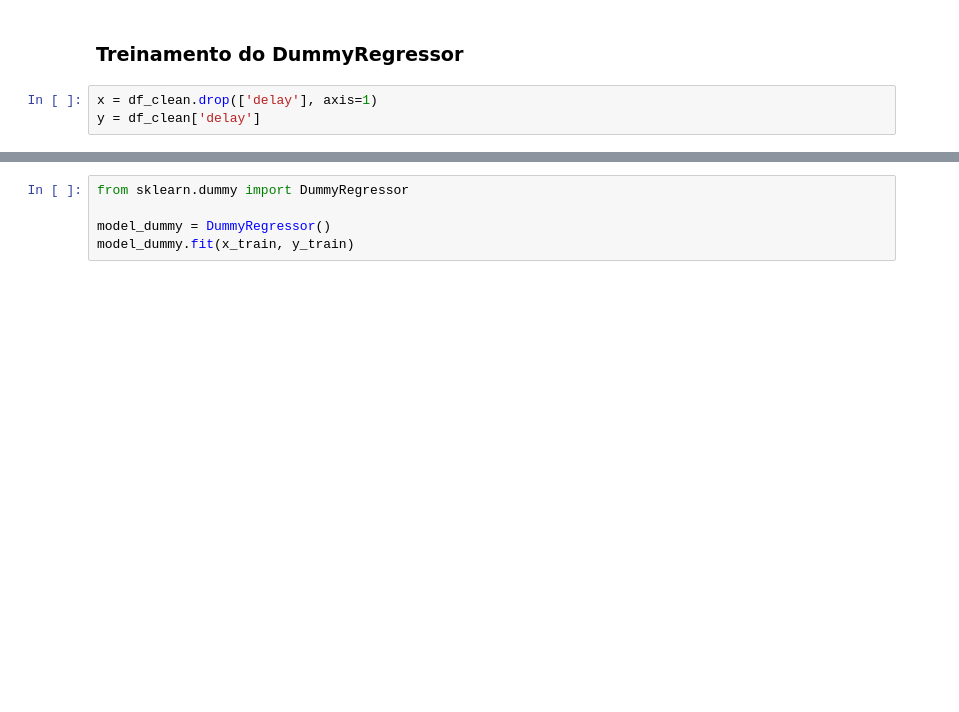
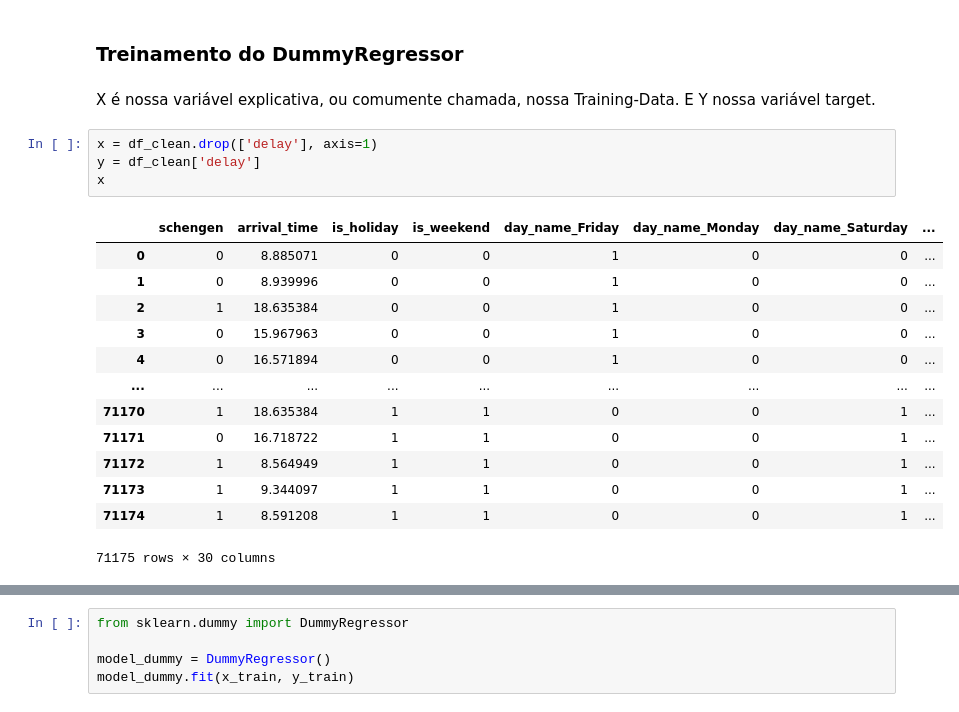
Before and after one commit to vinirmbrozz/RegressionLearning, a Jupyter notebook: src/alura.ipynb, the cells around one changed output, grey strips where cells are left out. Drawn from its saved outputs; the diff is of its cells as text; blank space fills up the shorter version.

```diff
--- a/src/alura.ipynb
+++ b/src/alura.ipynb
@@ -247,9 +247,26 @@ df_clean.head()
 5 rows × 31 columns
 # %% [markdown]
 ### Treinamento do DummyRegressor
+# %% [markdown]
+X é nossa variável explicativa, ou comumente chamada, nossa Training-Data. E Y nossa variável target.
 # %%
 x = df_clean.drop(['delay'], axis=1)
 y = df_clean['delay']
+x
+# %% [output]
+|  | schengen | arrival_time | is_holiday | is_weekend | day_name_Friday | day_name_Monday | day_name_Saturday | ... |
+| 0 | 0 | 8.885071 | 0 | 0 | 1 | 0 | 0 | ... |
+| 1 | 0 | 8.939996 | 0 | 0 | 1 | 0 | 0 | ... |
+| 2 | 1 | 18.635384 | 0 | 0 | 1 | 0 | 0 | ... |
+| 3 | 0 | 15.967963 | 0 | 0 | 1 | 0 | 0 | ... |
+| 4 | 0 | 16.571894 | 0 | 0 | 1 | 0 | 0 | ... |
+| ... | ... | ... | ... | ... | ... | ... | ... | ... |
+| 71170 | 1 | 18.635384 | 1 | 1 | 0 | 0 | 1 | ... |
+| 71171 | 0 | 16.718722 | 1 | 1 | 0 | 0 | 1 | ... |
+| 71172 | 1 | 8.564949 | 1 | 1 | 0 | 0 | 1 | ... |
+| 71173 | 1 | 9.344097 | 1 | 1 | 0 | 0 | 1 | ... |
+| 71174 | 1 | 8.591208 | 1 | 1 | 0 | 0 | 1 | ... |
+71175 rows × 30 columns
 # %%
 from sklearn.model_selection import train_test_split
 
```
Also changed, not shown: parts of 37 cells of this notebook, 1 other file.
